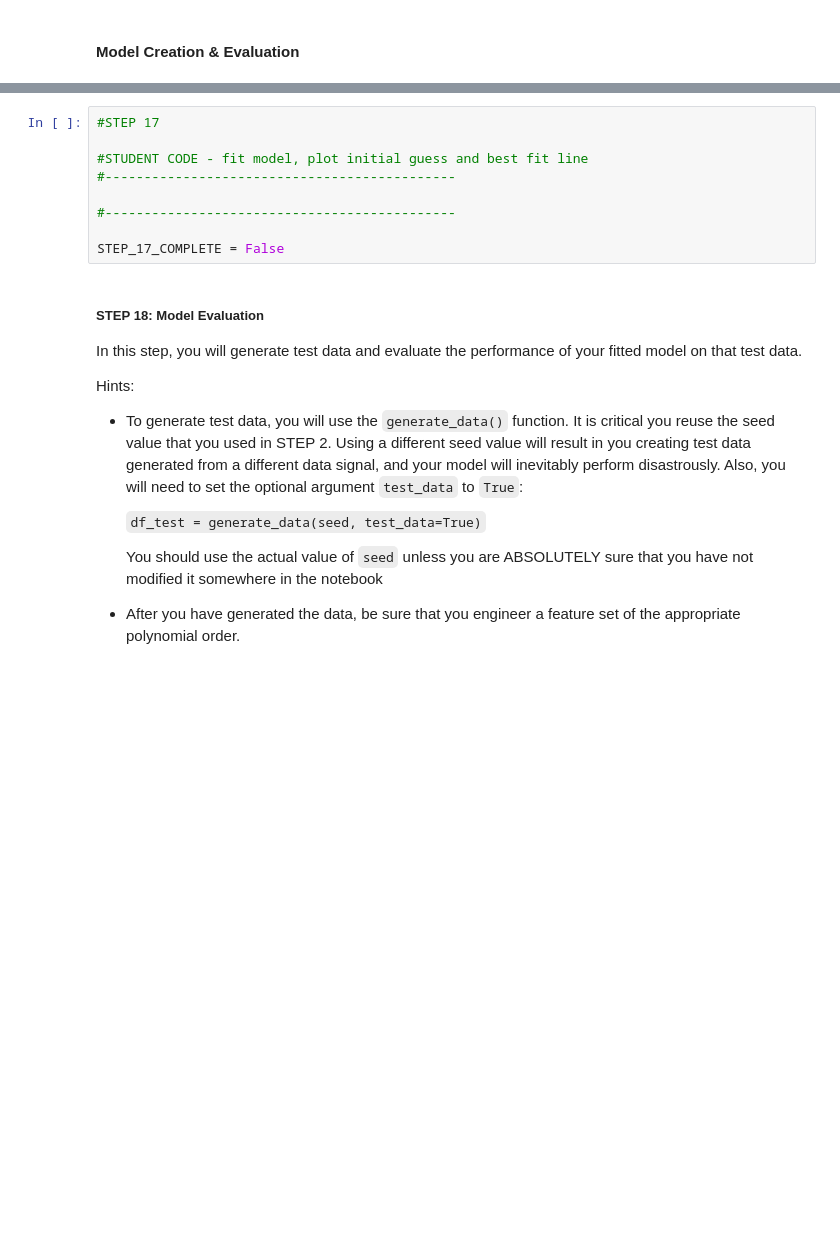
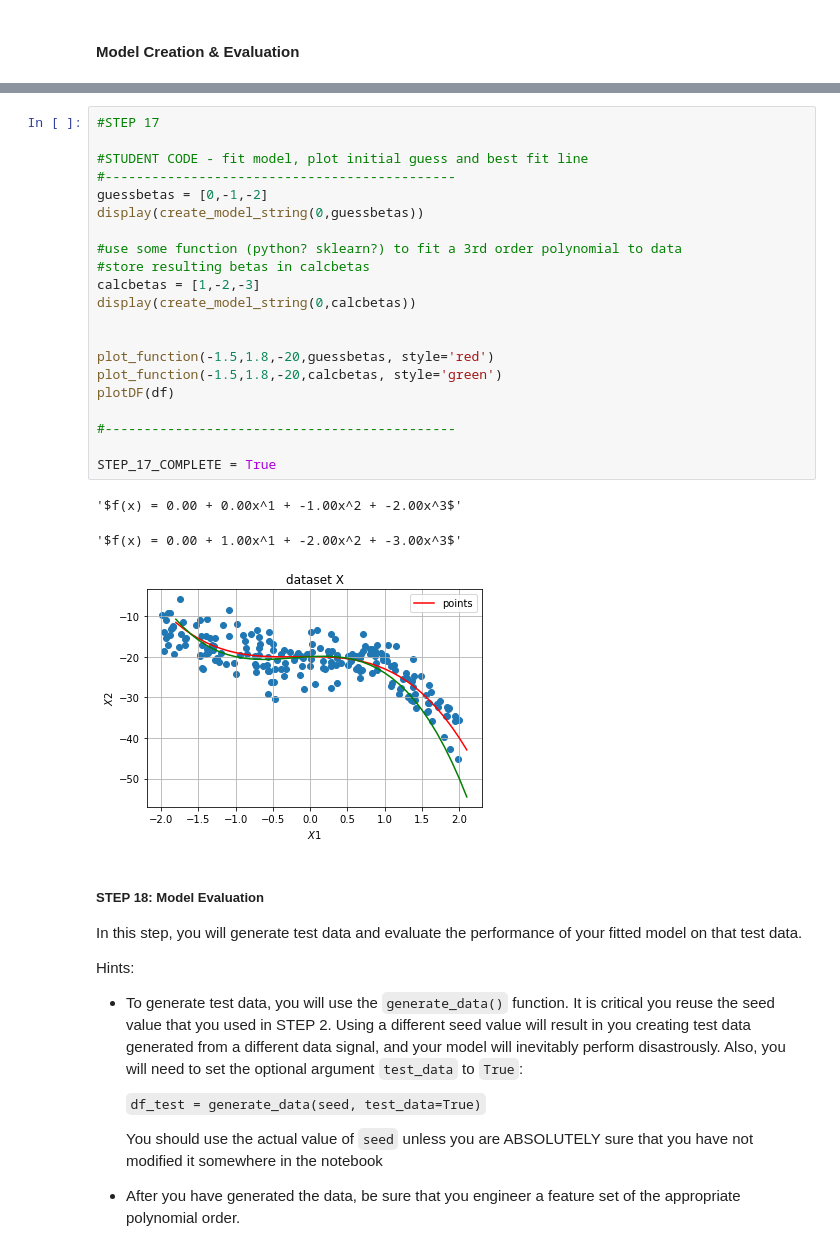
Before and after one commit to Tkokotaj/Test, a Jupyter notebook: hw3.ipynb, the cells around one changed output, grey strips where cells are left out. Drawn from its saved outputs; the diff is of its cells as text; blank space fills up the shorter version.

```diff
--- a/hw3.ipynb
+++ b/hw3.ipynb
@@ -724,15 +865,31 @@ In this step, you will generate a model of the polynomial order you identified i
 Finally, you'll plot your model, along with the original data and your initial guess. Be sure to label your plot. Here is an example of a possible result:
 
 ![fit model plot](https://raw.githubusercontent.com/afit-csce623-master/template-hw3/main/images/plot_fit_overlay2.png)
-# %%
-#STEP 17
-
-#STUDENT CODE - fit model, plot initial guess and best fit line
-#---------------------------------------------
-
-#---------------------------------------------
-
-STEP_17_COMPLETE = False
+# %%
+#STEP 17
+
+#STUDENT CODE - fit model, plot initial guess and best fit line
+#---------------------------------------------
+guessbetas = [0,-1,-2]
+display(create_model_string(0,guessbetas))
+
+#use some function (python? sklearn?) to fit a 3rd order polynomial to data
+#store resulting betas in calcbetas
+calcbetas = [1,-2,-3]
+display(create_model_string(0,calcbetas))
+
+
+plot_function(-1.5,1.8,-20,guessbetas, style='red')
+plot_function(-1.5,1.8,-20,calcbetas, style='green')
+plotDF(df)
+
+#---------------------------------------------
+
+STEP_17_COMPLETE = True
+# %% [output]
+'$f(x) = 0.00 + 0.00x^1 + -1.00x^2 + -2.00x^3$'
+'$f(x) = 0.00 + 1.00x^1 + -2.00x^2 + -3.00x^3$'
+[figure, added]
 # %% [markdown]
 ##### STEP 18: Model Evaluation
 
```
Also changed, not shown: parts of 14 cells of this notebook.
